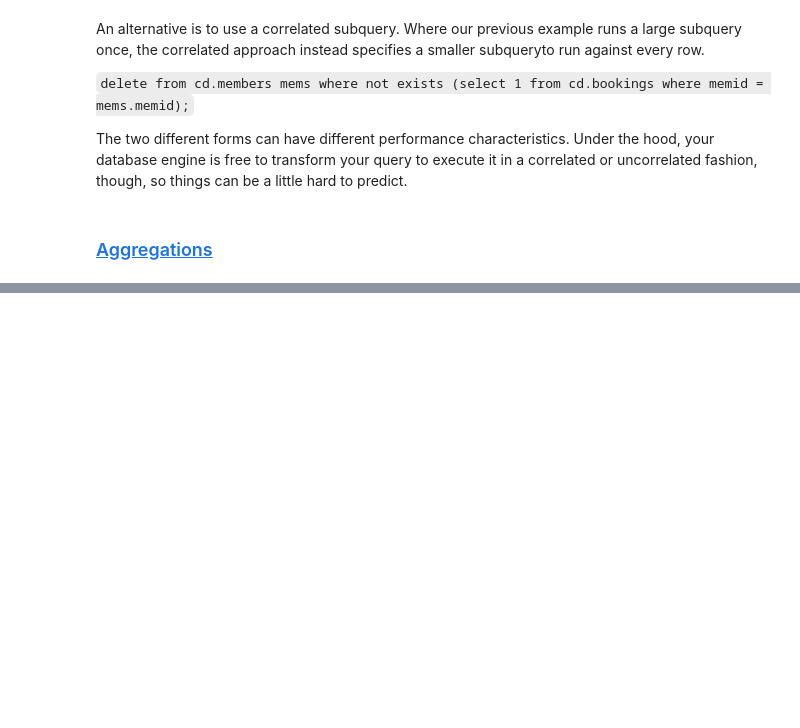
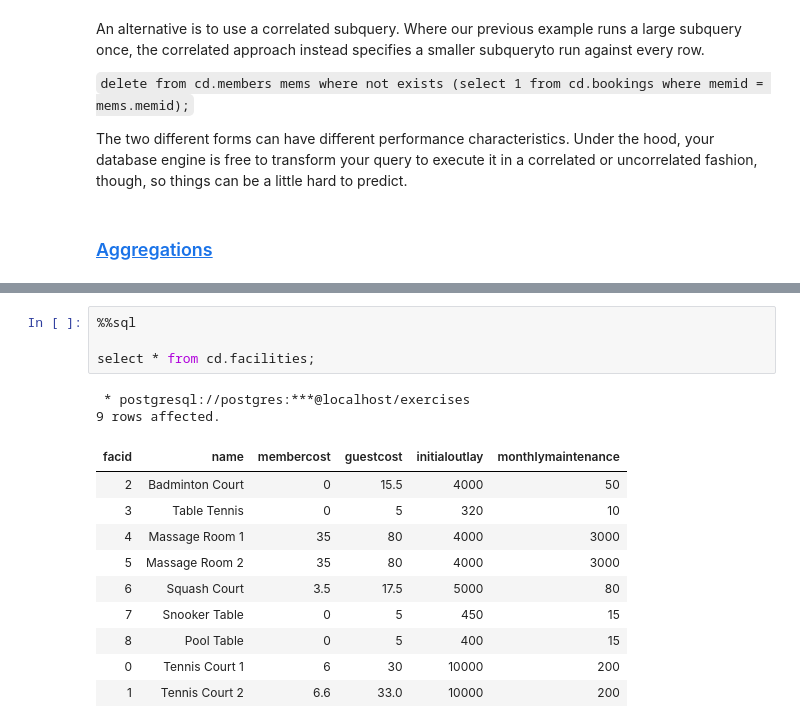
Before and after one commit to Yash9988/self-learn, a Jupyter notebook: practice/sql.ipynb, the cells around one changed output, grey strips where cells are left out. Saved outputs shown, nothing was run; the diff lists cells and outputs as text; blank space fills up the shorter version.

Commit message:
[Practice]<SQL>(AGG){10/22} Completed several problems from the 'Aggregation' exercise.

```diff
--- a/practice/sql.ipynb
+++ b/practice/sql.ipynb
@@ -566,0 +574,17 @@ The two different forms can have different performance characteristics. Under th
+# %%
+%%sql
+
+select * from cd.facilities;
+# %% [output]
+ * postgresql://postgres:***@localhost/exercises
+9 rows affected.
+| facid | name | membercost | guestcost | initialoutlay | monthlymaintenance |
+| 2 | Badminton Court | 0 | 15.5 | 4000 | 50 |
+| 3 | Table Tennis | 0 | 5 | 320 | 10 |
+| 4 | Massage Room 1 | 35 | 80 | 4000 | 3000 |
+| 5 | Massage Room 2 | 35 | 80 | 4000 | 3000 |
+| 6 | Squash Court | 3.5 | 17.5 | 5000 | 80 |
+| 7 | Snooker Table | 0 | 5 | 450 | 15 |
+| 8 | Pool Table | 0 | 5 | 400 | 15 |
+| 0 | Tennis Court 1 | 6 | 30 | 10000 | 200 |
+| 1 | Tennis Court 2 | 6.6 | 33.0 | 10000 | 200 |
```
Also changed, not shown: parts of 19 cells of this notebook.
